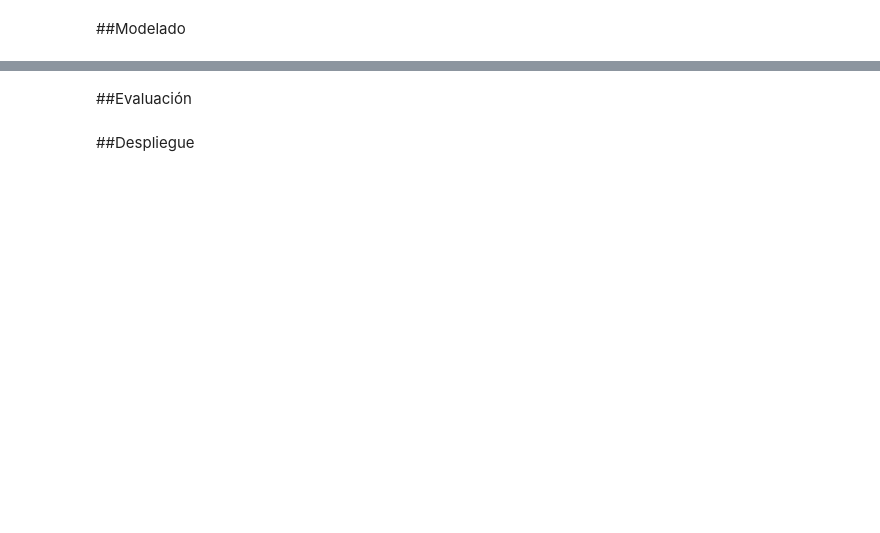
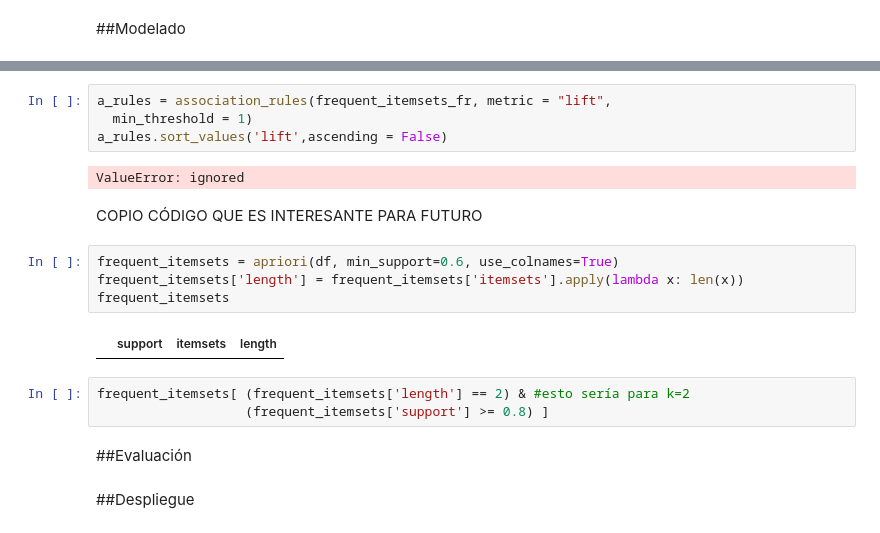
Before and after one commit to patriciamediavilla/L2, a Jupyter notebook: L2P1.ipynb, the cells around one changed output, grey strips where cells are left out. Cells and saved outputs as stored; diff of their text form; blank space fills up the shorter version.

```diff
--- a/L2P1.ipynb
+++ b/L2P1.ipynb
@@ -159,3 +194,20 @@ La cantidad de NaN que existen en la variable Product_Category_3 es:162562
+# %%
+a_rules = association_rules(frequent_itemsets_fr, metric = "lift",
+  min_threshold = 1)
+a_rules.sort_values('lift',ascending = False)
+# %% [output]
+ValueError: ignored
+# %% [markdown]
+COPIO CÓDIGO QUE ES INTERESANTE PARA FUTURO
+# %%
+frequent_itemsets = apriori(df, min_support=0.6, use_colnames=True)
+frequent_itemsets['length'] = frequent_itemsets['itemsets'].apply(lambda x: len(x))
+frequent_itemsets
+# %% [output]
+|  | support | itemsets | length |
+# %%
+frequent_itemsets[ (frequent_itemsets['length'] == 2) & #esto sería para k=2
+                   (frequent_itemsets['support'] >= 0.8) ]
 # %% [markdown]
 ##Evaluación
 # %% [markdown]
```
Also changed, not shown: parts of 6 cells of this notebook.
